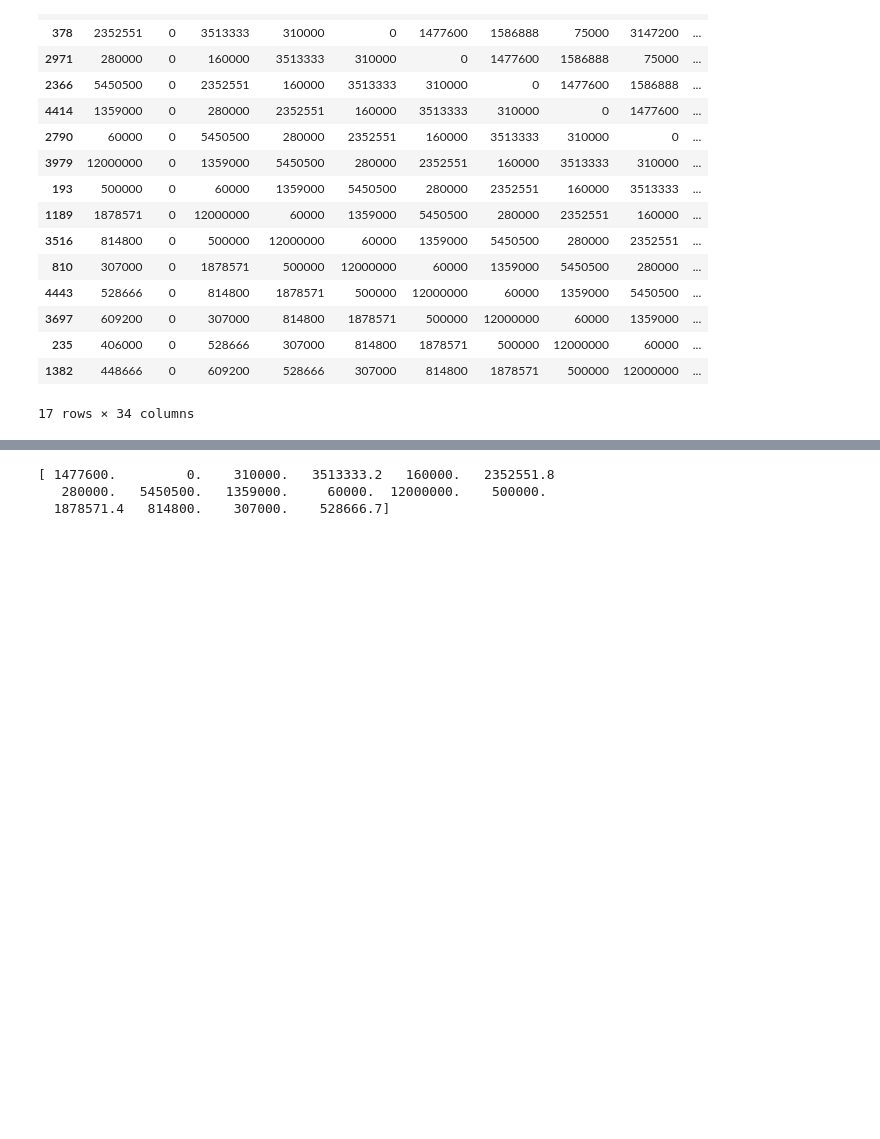
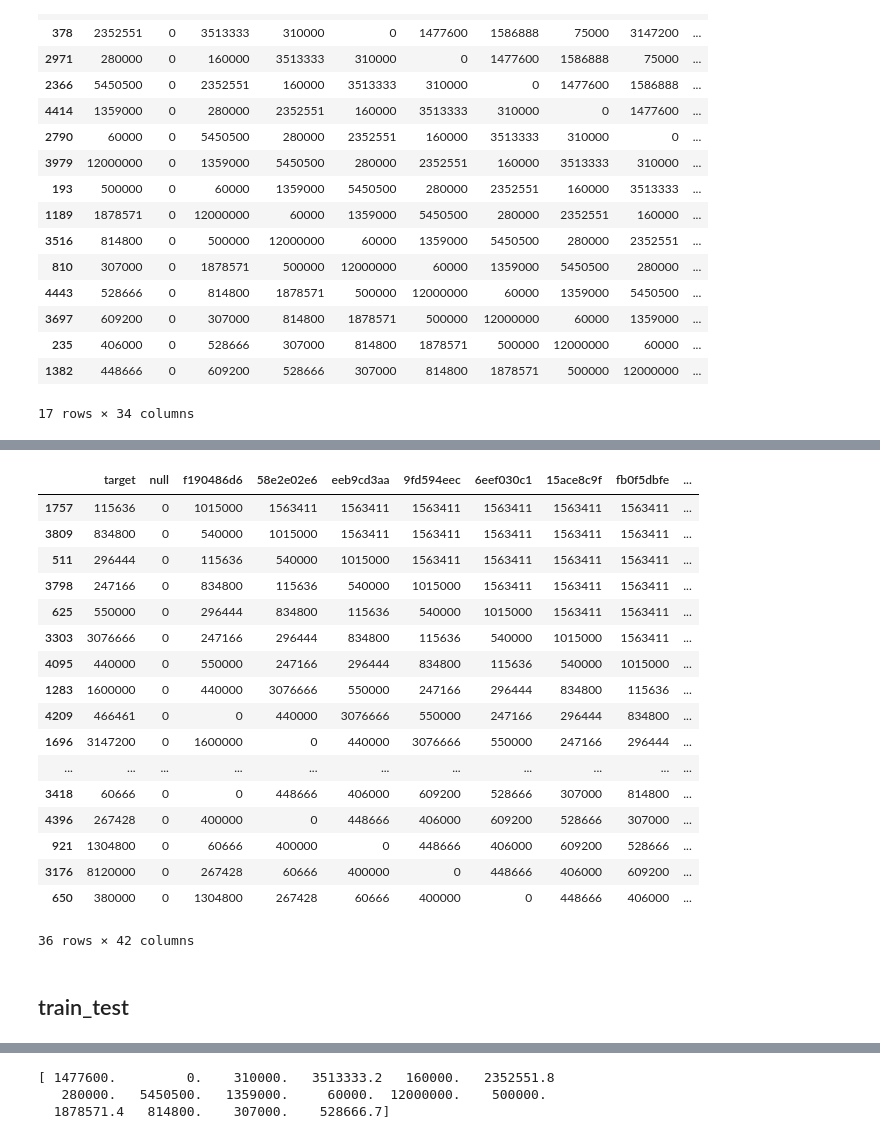
Before and after one commit to kqdmqx/kaggle-Santander-Value-Prediction-Challenge, a Jupyter notebook: 004-magic.ipynb, the cells around one changed output, grey strips where cells are left out. Drawn from its saved outputs; the diff is of its cells as text; code cells hidden in the pictures; blank space fills up the shorter version.

```diff
--- a/004-magic.ipynb
+++ b/004-magic.ipynb
@@ -165,0 +558,35 @@ train.loc[rows, columns].astype("int")
+# %%
+def count_tail(arr):
+    # print(arr)
+    result = 0
+    for x in reversed(arr):
+        if x == 1563411.75:
+            result += 1
+        else:
+            break
+    return result
+
+part = train[train["0ff32eb98"] == 1563411.75][columns[2:]].copy()
+new_rows = [x for x in reversed(list(part.apply(tuple, axis=1).apply(count_tail).sort_values().index))]
+train.loc[new_rows, columns].astype("int")
+# %% [output]
+|  | target | null | f190486d6 | 58e2e02e6 | eeb9cd3aa | 9fd594eec | 6eef030c1 | 15ace8c9f | fb0f5dbfe | ... |
+| 1757 | 115636 | 0 | 1015000 | 1563411 | 1563411 | 1563411 | 1563411 | 1563411 | 1563411 | ... |
+| 3809 | 834800 | 0 | 540000 | 1015000 | 1563411 | 1563411 | 1563411 | 1563411 | 1563411 | ... |
+| 511 | 296444 | 0 | 115636 | 540000 | 1015000 | 1563411 | 1563411 | 1563411 | 1563411 | ... |
+| 3798 | 247166 | 0 | 834800 | 115636 | 540000 | 1015000 | 1563411 | 1563411 | 1563411 | ... |
+| 625 | 550000 | 0 | 296444 | 834800 | 115636 | 540000 | 1015000 | 1563411 | 1563411 | ... |
+| 3303 | 3076666 | 0 | 247166 | 296444 | 834800 | 115636 | 540000 | 1015000 | 1563411 | ... |
+| 4095 | 440000 | 0 | 550000 | 247166 | 296444 | 834800 | 115636 | 540000 | 1015000 | ... |
+| 1283 | 1600000 | 0 | 440000 | 3076666 | 550000 | 247166 | 296444 | 834800 | 115636 | ... |
+| 4209 | 466461 | 0 | 0 | 440000 | 3076666 | 550000 | 247166 | 296444 | 834800 | ... |
+| 1696 | 3147200 | 0 | 1600000 | 0 | 440000 | 3076666 | 550000 | 247166 | 296444 | ... |
+| ... | ... | ... | ... | ... | ... | ... | ... | ... | ... | ... |
+| 3418 | 60666 | 0 | 0 | 448666 | 406000 | 609200 | 528666 | 307000 | 814800 | ... |
+| 4396 | 267428 | 0 | 400000 | 0 | 448666 | 406000 | 609200 | 528666 | 307000 | ... |
+| 921 | 1304800 | 0 | 60666 | 400000 | 0 | 448666 | 406000 | 609200 | 528666 | ... |
+| 3176 | 8120000 | 0 | 267428 | 60666 | 400000 | 0 | 448666 | 406000 | 609200 | ... |
+| 650 | 380000 | 0 | 1304800 | 267428 | 60666 | 400000 | 0 | 448666 | 406000 | ... |
+36 rows × 42 columns
+# %% [markdown]
+## train_test
```
Also changed, not shown: parts of 41 cells of this notebook.
